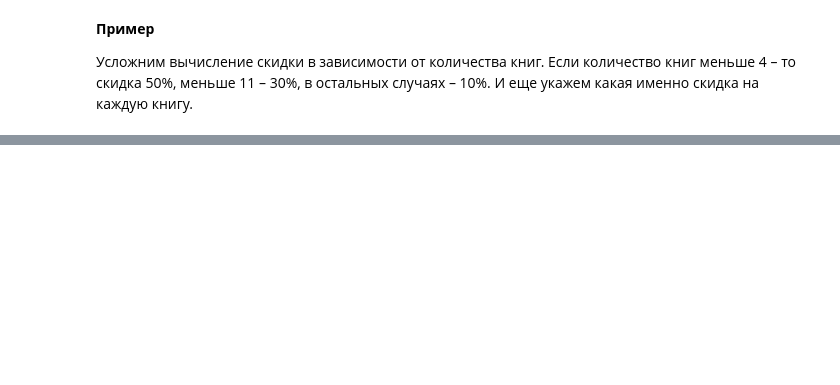
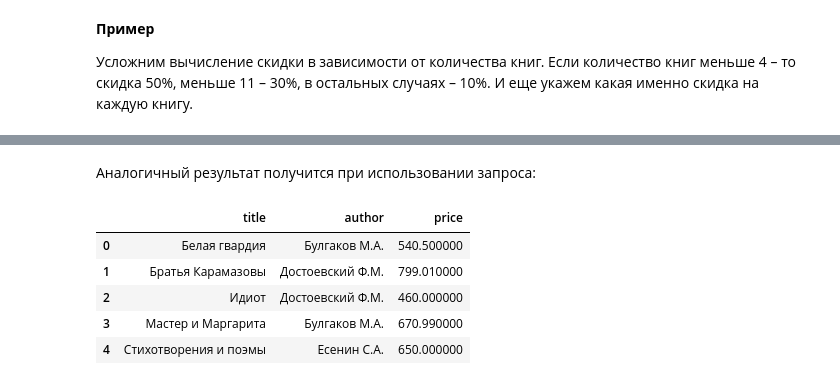
Before and after one commit to w9ip/learning, a Jupyter notebook: DB/Без названия.ipynb, the cells around one changed output, grey strips where cells are left out. Saved outputs shown, nothing was run; the diff lists cells and outputs as text; code cells hidden in the pictures; blank space fills up the shorter version.

```diff
--- a/DB/Без названия.ipynb
+++ b/DB/Без названия.ipynb
@@ -127,0 +353,15 @@ FROM book
+# %% [markdown]
+<p>Аналогичный результат получится при использовании запроса:</p>
+# %%
+read_sql_query("""
+SELECT title, author, price
+FROM book
+ORDER BY 1;
+""")
+# %% [output]
+|  | title | author | price |
+| 0 | Белая гвардия | Булгаков М.А. | 540.500000 |
+| 1 | Братья Карамазовы | Достоевский Ф.М. | 799.010000 |
+| 2 | Идиот | Достоевский Ф.М. | 460.000000 |
+| 3 | Мастер и Маргарита | Булгаков М.А. | 670.990000 |
+| 4 | Стихотворения и поэмы | Есенин С.А. | 650.000000 |
```
Also changed, not shown: parts of 78 cells of this notebook.
